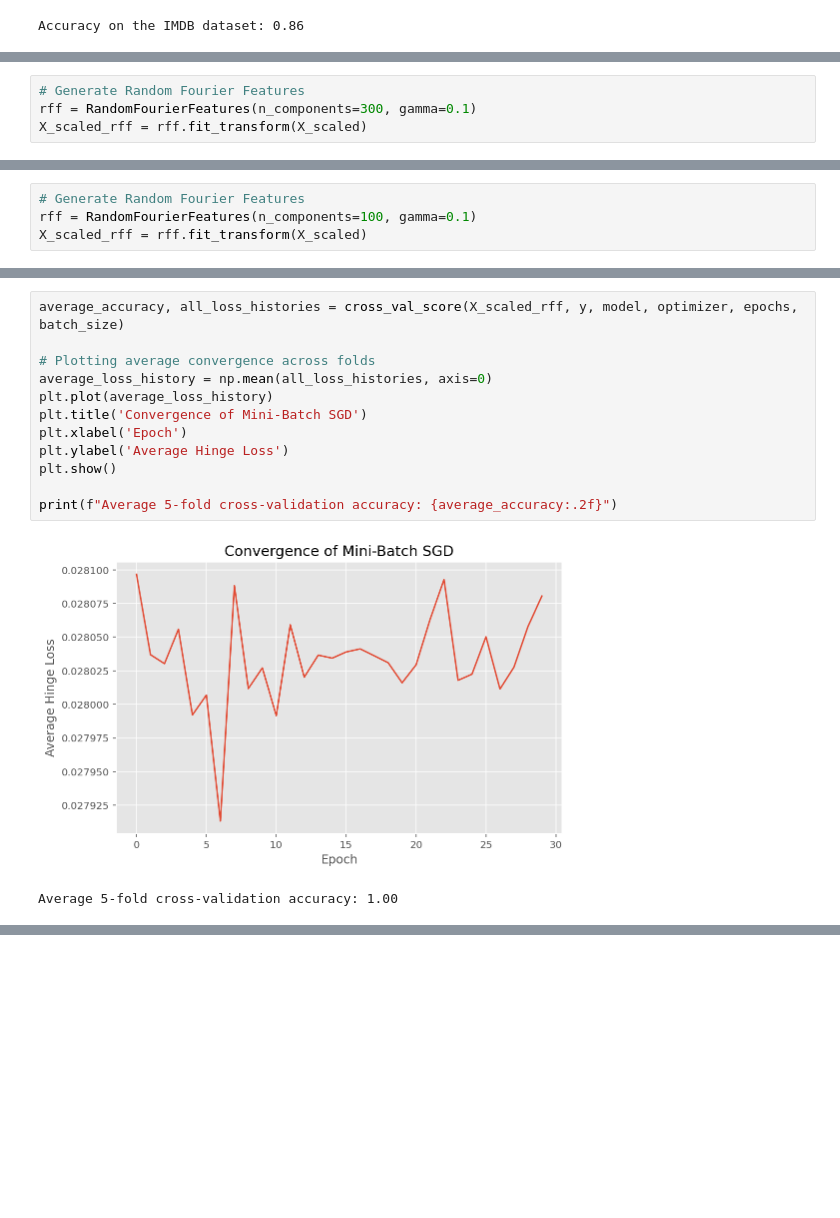
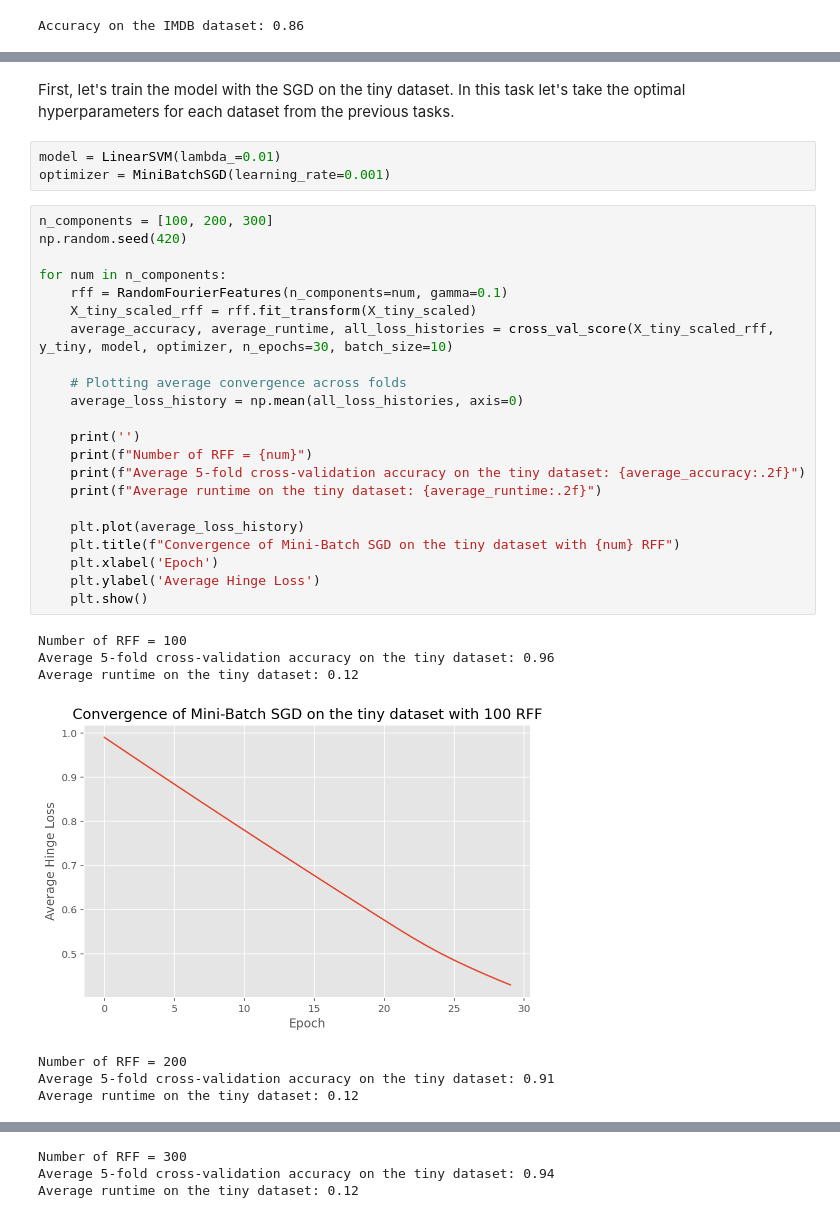
Before and after one commit to linglingec/large-scale-svm, a Jupyter notebook: test.ipynb, the cells around one changed output, grey strips where cells are left out. Cells and saved outputs as stored; diff of their text form; blank space fills up the shorter version.

Commit message:
Task 3

```diff
--- a/test.ipynb
+++ b/test.ipynb
@@ -383,4 +352,0 @@ X_scaled = scaler.fit_transform(X)
-# %%
-# Generate Random Fourier Features
-rff = RandomFourierFeatures(n_components=300, gamma=0.1)
-X_scaled_rff = rff.fit_transform(X_scaled)
@@ -412,4 +352,0 @@ X_scaled = scaler.fit_transform(X)
-# %%
-# Generate Random Fourier Features
-rff = RandomFourierFeatures(n_components=100, gamma=0.1)
-X_scaled_rff = rff.fit_transform(X_scaled)
@@ -434,15 +357,35 @@ Best Accuracy: 1.0
+# %% [markdown]
+First, let's train the model with the SGD on the tiny dataset. In this task let's take the optimal hyperparameters for each dataset from the previous tasks.
+# %%
+model = LinearSVM(lambda_=0.01)
+optimizer = MiniBatchSGD(learning_rate=0.001)
 # %%
-average_accuracy, all_loss_histories = cross_val_score(X_scaled_rff, y, model, optimizer, epochs, batch_size)
+n_components = [100, 200, 300]
+np.random.seed(420)
 
-# Plotting average convergence across folds
-average_loss_history = np.mean(all_loss_histories, axis=0)
-plt.plot(average_loss_history)
-plt.title('Convergence of Mini-Batch SGD')
-plt.xlabel('Epoch')
-plt.ylabel('Average Hinge Loss')
-plt.show()
+for num in n_components:
+    rff = RandomFourierFeatures(n_components=num, gamma=0.1)
+    X_tiny_scaled_rff = rff.fit_transform(X_tiny_scaled)
+    average_accuracy, average_runtime, all_loss_histories = cross_val_score(X_tiny_scaled_rff, y_tiny, model, optimizer, n_epochs=30, batch_size=10)
 
-print(f"Average 5-fold cross-validation accuracy: {average_accuracy:.2f}")
+    # Plotting average convergence across folds
+    average_loss_history = np.mean(all_loss_histories, axis=0)
+
+    print('')
+    print(f"Number of RFF = {num}")
+    print(f"Average 5-fold cross-validation accuracy on the tiny dataset: {average_accuracy:.2f}")
+    print(f"Average runtime on the tiny dataset: {average_runtime:.2f}")
+
+    plt.plot(average_loss_history)
+    plt.title(f"Convergence of Mini-Batch SGD on the tiny dataset with {num} RFF")
+    plt.xlabel('Epoch')
+    plt.ylabel('Average Hinge Loss')
+    plt.show()
 # %% [output]
+Number of RFF = 100
+Average 5-fold cross-validation accuracy on the tiny dataset: 0.96
+Average runtime on the tiny dataset: 0.12
-[figure, old version]
+[figure, new version]
-Average 5-fold cross-validation accuracy: 1.00
+Number of RFF = 200
+Average 5-fold cross-validation accuracy on the tiny dataset: 0.91
+Average runtime on the tiny dataset: 0.12
@@ -448,0 +393,3 @@ Average 5-fold cross-validation accuracy: 1.00
+Number of RFF = 300
+Average 5-fold cross-validation accuracy on the tiny dataset: 0.94
+Average runtime on the tiny dataset: 0.12
```
Also changed, not shown: parts of 26 cells of this notebook.
